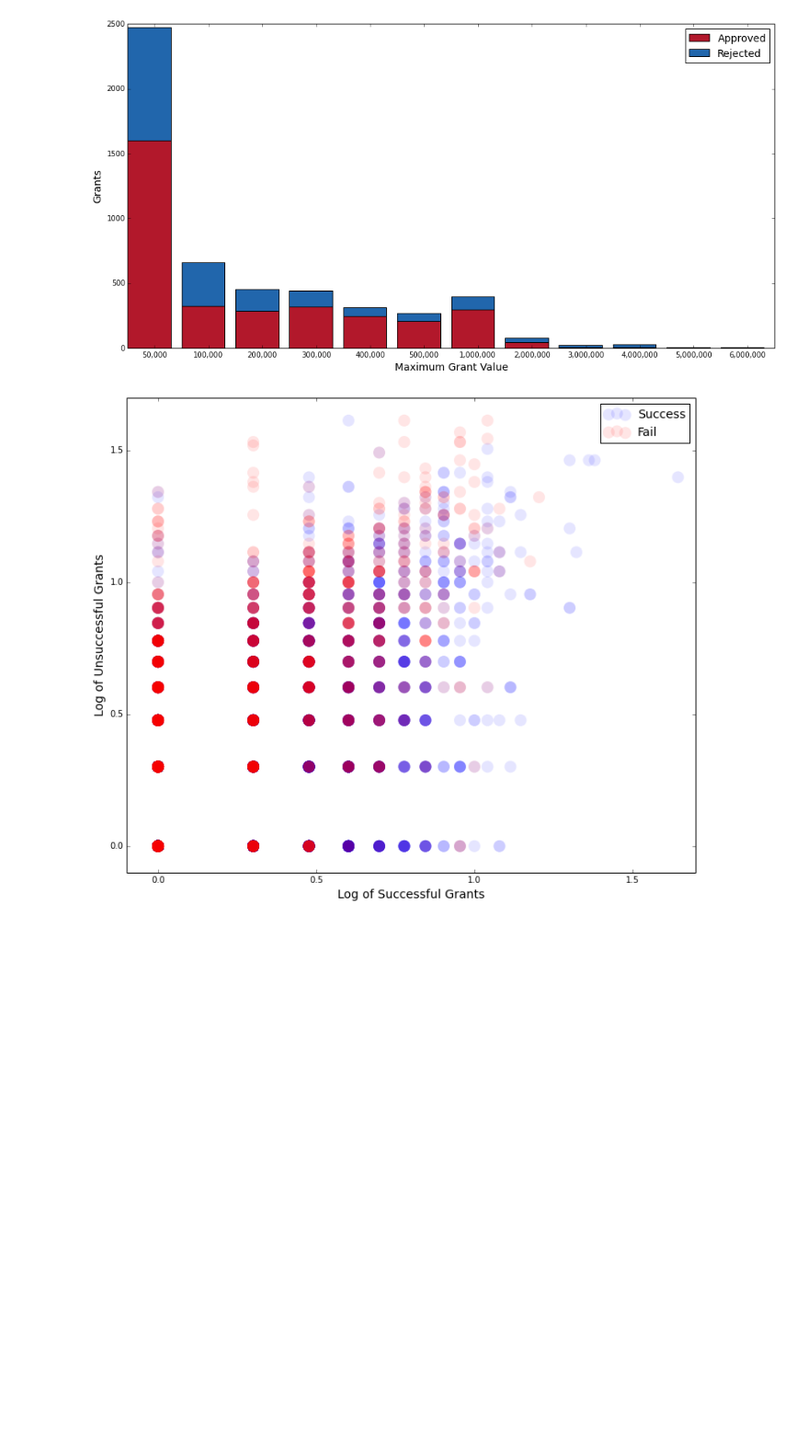
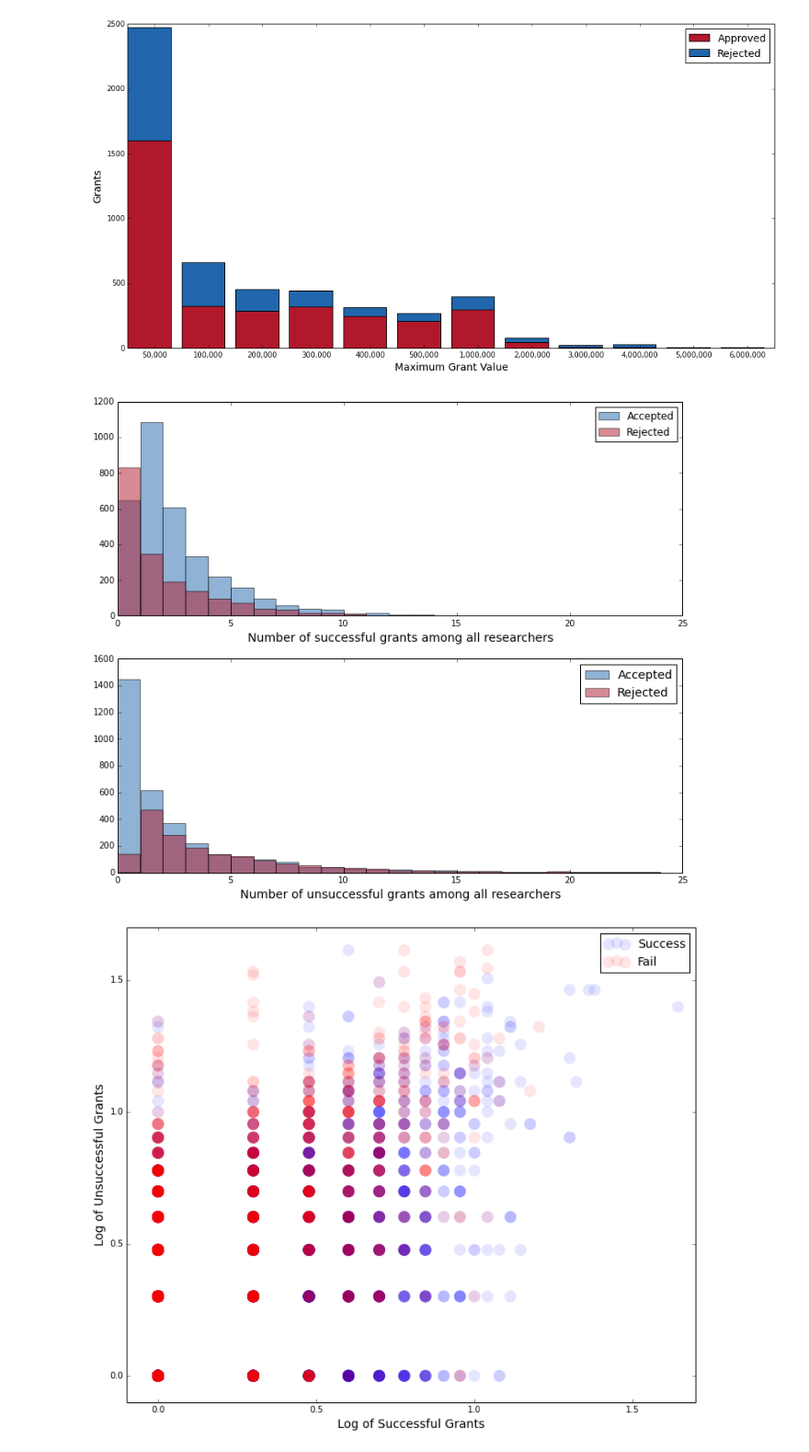
Before and after one commit to realmichaelzyy/cs249project, a Jupyter notebook: kaggle/workspace/classifier/KaggleDataset.ipynb, the cells around one changed output. Shown at 92% size. Cells and saved outputs as stored; diff of their text form; code cells hidden in the pictures; blank space fills up the shorter version.

```diff
--- a/kaggle/workspace/classifier/KaggleDataset.ipynb
+++ b/kaggle/workspace/classifier/KaggleDataset.ipynb
@@ -930,6 +930,27 @@ plt.legend(loc='upper right', fontsize=14)
 plt.show()
 # %% [output]
 [figure]
+# %%
+fig = plt.figure(1, figsize=(12, 10))
+ax1 = fig.add_subplot(211)
+
+plt.hist(plotData.totalSuccessfulGrants[data.GrantStatus == 1].values, range(0,25,1), color=blue, alpha=0.5, label='Accepted')
+#plotData.totalUnsuccessfulGrants[data.GrantStatus == 0]
+plt.hist(plotData.totalSuccessfulGrants[data.GrantStatus == 0].values, range(0,25,1), color=red, alpha=0.5, label='Rejected')
+plt.xlabel("Number of successful grants among all researchers", fontsize=14)
+plt.legend(fontsize=14)
+plt.xlim([0,25])
+
+ax1 = fig.add_subplot(212)
+plt.hist(plotData.totalUnsuccessfulGrants[data.GrantStatus == 1].values, range(0,25,1), color=blue, alpha=0.5, label='Accepted')
+#plotData.totalUnsuccessfulGrants[data.GrantStatus == 0]
+plt.hist(plotData.totalUnsuccessfulGrants[data.GrantStatus == 0].values, range(0,25,1), color=red, alpha=0.5, label='Rejected')
+plt.xlabel("Number of unsuccessful grants among all researchers", fontsize=14)
+plt.xlim([0,25])
+plt.legend(fontsize=14)
+plt.show()
+# %% [output]
+[figure, added]
 # %%
 fig = plt.figure(1, figsize=(12, 10))
 ax1 = fig.add_subplot(111)
```
Also changed, not shown: parts of 1 cell of this notebook.
